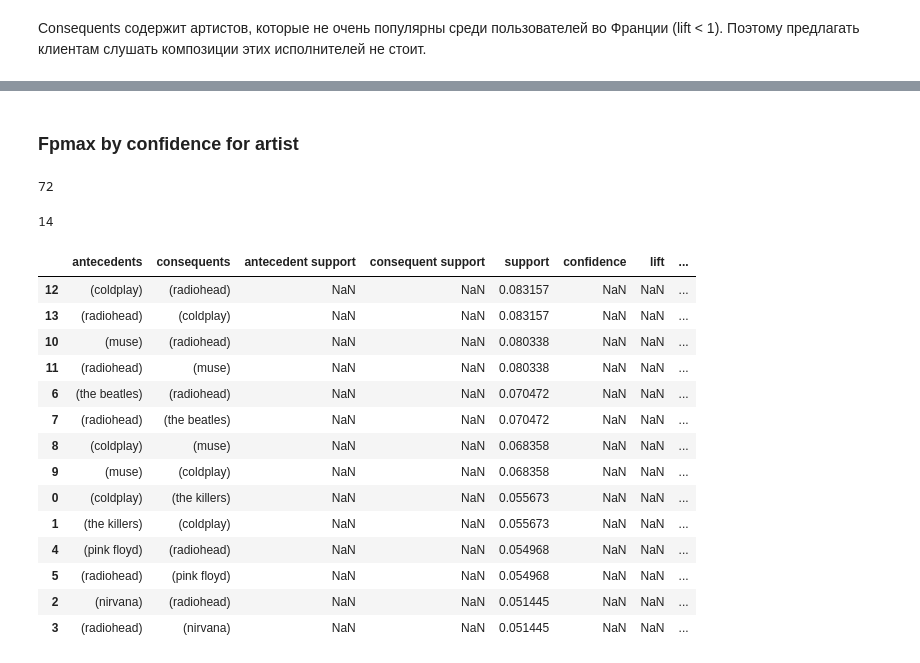
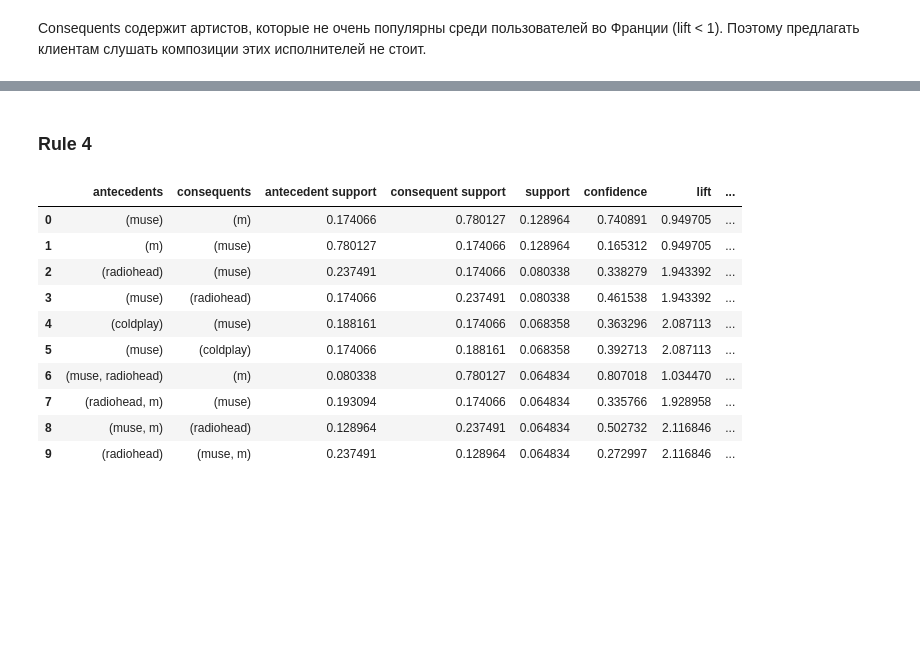
Before and after one commit to ematasova/Data_analyst, a Jupyter notebook: Лаба 2/Hometask 2.ipynb, the cells around one changed output, grey strips where cells are left out. Cells and saved outputs as stored; diff of their text form; code cells hidden in the pictures; blank space fills up the shorter version.

```diff
--- a/Лаба 2/Hometask 2.ipynb
+++ b/Лаба 2/Hometask 2.ipynb
@@ -300,28 +297,19 @@ fpgrowth_artist_rules_lift.head(10)
-# %% [markdown]
-### Fpmax by confidence for artist
+# %% [markdown]
+### Rule 4
 # %%
-fpmax_artists = fpmax(piv_artist,min_support=0.05, use_colnames=True)
-len(fpmax_artists)
+fpgrowth_sex = fpgrowth(piv_artist_sex, min_support=0.05, use_colnames=True)
-# %% [output]
-72
-# %%
-fpmax_artists_rules = association_rules(fpmax_artists, metric='support', min_threshold=0.05, support_only=True)
-print(len(fpmax_artists_rules))
-fpmax_artists_rules.sort_values('support', ascending=False)
-# %% [output]
-14
-|  | antecedents | consequents | antecedent support | consequent support | support | confidence | lift | ... |
-| 12 | (coldplay) | (radiohead) | NaN | NaN | 0.083157 | NaN | NaN | ... |
-| 13 | (radiohead) | (coldplay) | NaN | NaN | 0.083157 | NaN | NaN | ... |
-| 10 | (muse) | (radiohead) | NaN | NaN | 0.080338 | NaN | NaN | ... |
-| 11 | (radiohead) | (muse) | NaN | NaN | 0.080338 | NaN | NaN | ... |
-| 6 | (the beatles) | (radiohead) | NaN | NaN | 0.070472 | NaN | NaN | ... |
-| 7 | (radiohead) | (the beatles) | NaN | NaN | 0.070472 | NaN | NaN | ... |
-| 8 | (coldplay) | (muse) | NaN | NaN | 0.068358 | NaN | NaN | ... |
-| 9 | (muse) | (coldplay) | NaN | NaN | 0.068358 | NaN | NaN | ... |
-| 0 | (coldplay) | (the killers) | NaN | NaN | 0.055673 | NaN | NaN | ... |
-| 1 | (the killers) | (coldplay) | NaN | NaN | 0.055673 | NaN | NaN | ... |
-| 4 | (pink floyd) | (radiohead) | NaN | NaN | 0.054968 | NaN | NaN | ... |
-| 5 | (radiohead) | (pink floyd) | NaN | NaN | 0.054968 | NaN | NaN | ... |
-| 2 | (nirvana) | (radiohead) | NaN | NaN | 0.051445 | NaN | NaN | ... |
-| 3 | (radiohead) | (nirvana) | NaN | NaN | 0.051445 | NaN | NaN | ... |
+# %%
+rules_fpgrowth_sex = association_rules(fpgrowth_sex, metric="lift", min_threshold=0.8)
+rules_fpgrowth_sex.head(10)
+# %% [output]
+|  | antecedents | consequents | antecedent support | consequent support | support | confidence | lift | ... |
+| 0 | (muse) | (m) | 0.174066 | 0.780127 | 0.128964 | 0.740891 | 0.949705 | ... |
+| 1 | (m) | (muse) | 0.780127 | 0.174066 | 0.128964 | 0.165312 | 0.949705 | ... |
+| 2 | (radiohead) | (muse) | 0.237491 | 0.174066 | 0.080338 | 0.338279 | 1.943392 | ... |
+| 3 | (muse) | (radiohead) | 0.174066 | 0.237491 | 0.080338 | 0.461538 | 1.943392 | ... |
+| 4 | (coldplay) | (muse) | 0.188161 | 0.174066 | 0.068358 | 0.363296 | 2.087113 | ... |
+| 5 | (muse) | (coldplay) | 0.174066 | 0.188161 | 0.068358 | 0.392713 | 2.087113 | ... |
+| 6 | (muse, radiohead) | (m) | 0.080338 | 0.780127 | 0.064834 | 0.807018 | 1.034470 | ... |
+| 7 | (radiohead, m) | (muse) | 0.193094 | 0.174066 | 0.064834 | 0.335766 | 1.928958 | ... |
+| 8 | (muse, m) | (radiohead) | 0.128964 | 0.237491 | 0.064834 | 0.502732 | 2.116846 | ... |
+| 9 | (radiohead) | (muse, m) | 0.237491 | 0.128964 | 0.064834 | 0.272997 | 2.116846 | ... |
```
Also changed, not shown: parts of 12 cells of this notebook.
